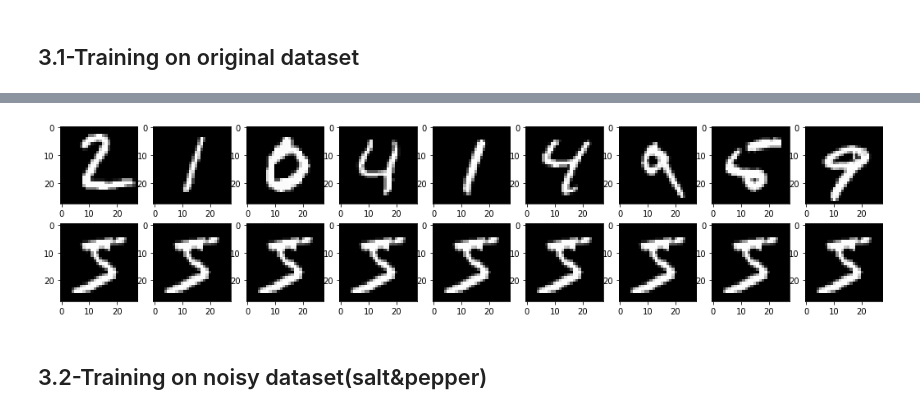
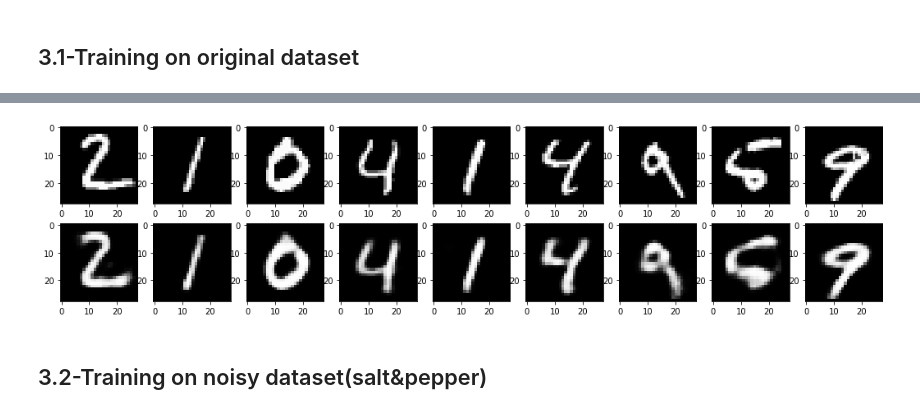
Before and after one commit to ecsquare/Deep-Compression-with-autoencoder, a Jupyter notebook: Compression_with_autoencoder.ipynb, the cells around one changed output, grey strips where cells are left out. Saved outputs shown, nothing was run; the diff lists cells and outputs as text; code cells hidden in the pictures.

```diff
--- a/Compression_with_autoencoder.ipynb
+++ b/Compression_with_autoencoder.ipynb
@@ -141,7 +145,7 @@ autoencoder.compile(optimizer='adadelta', loss='binary_crossentropy')
 checkpointer = ModelCheckpoint('/content/gdrive/My Drive/Colab Notebooks/checks_autoencoder/model-{epoch:02d}.hdf5', verbose=1)
 callbacks_list=[checkpointer]
 autoencoder.fit(X_train, X_train,
-                epochs=10,
+                epochs=100,
                 batch_size=256,
                 shuffle=True,
                 validation_data=(X_test, X_test),
@@ -168,21 +189,21 @@ AttributeError: ignored
 # %%
 decoded_imgs = autoencoder.predict(X_test)
 
 n = 10
 plt.figure(figsize=(20, 4))
 for i in range(1,n):
     # display original
     ax = plt.subplot(2, n, i)
     plt.imshow(X_test[i].reshape(28, 28), cmap=plt.get_cmap('gray'), vmin=0, vmax=1)
 
 
     # display reconstruction
     ax = plt.subplot(2, n, i + n)
-    plt.imshow(X_train[0].reshape(28, 28), cmap=plt.get_cmap('gray'), vmin=0, vmax=1)
+    plt.imshow(decoded_imgs[i].reshape(28, 28), cmap=plt.get_cmap('gray'), vmin=0, vmax=1)
 
 plt.show()
 # %% [output]
-[figure, old version]
+[figure, new version]
 # %% [markdown]
 <h2> 3.2-Training on noisy dataset(salt&pepper)</h2>
 # %%
```
Also changed, not shown: parts of 5 cells of this notebook.
